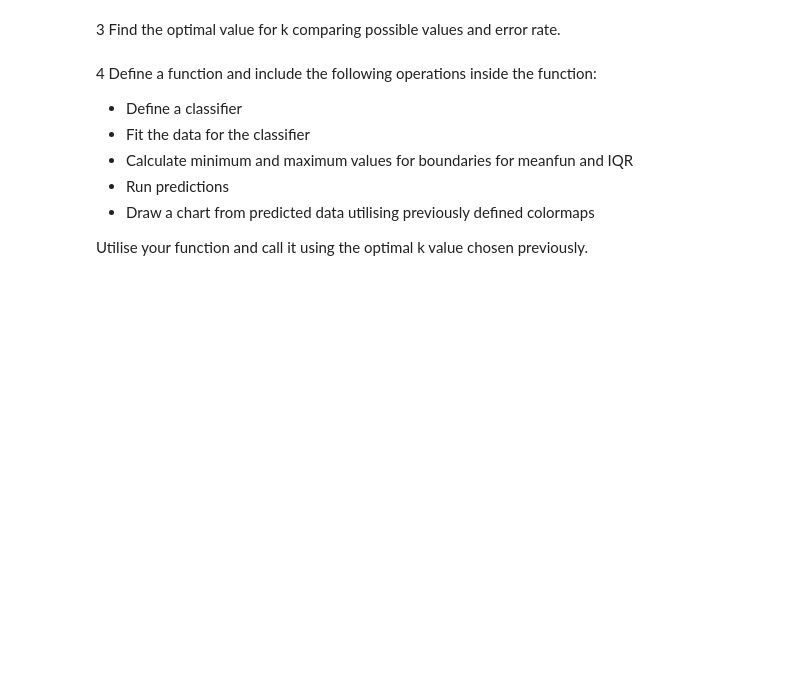
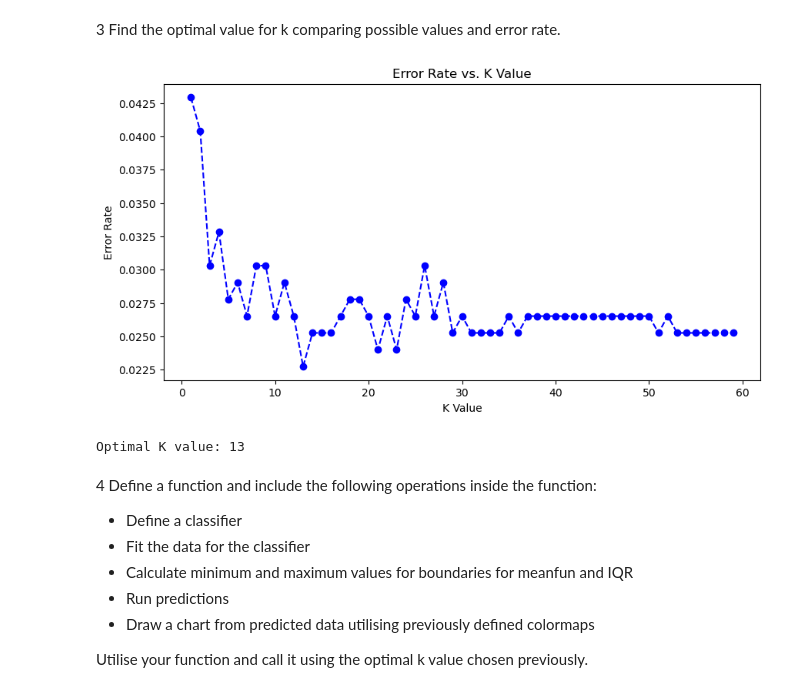
Before and after one commit to jaka-aurora/DAAI-Intro, a Jupyter notebook: Exercises/ex09-KNN.ipynb, the cells around one changed output. Cells and saved outputs as stored; diff of their text form; code cells hidden in the pictures; blank space fills up the shorter version.

```diff
--- a/Exercises/ex09-KNN.ipynb
+++ b/Exercises/ex09-KNN.ipynb
@@ -6,7 +6,26 @@
 - In this exercise you will use supervised machine learning method called K-nearest neighbors for the dataset
 # %% [markdown]
 1 Import all necessary libraries. Then load the dataset and save it to the dataframe.
+# %%
+import numpy as np
+import pandas as pd
+import matplotlib.pyplot as plt
+from matplotlib.colors import ListedColormap
+from sklearn import neighbors
+from sklearn.model_selection import train_test_split
+from sklearn.preprocessing import LabelEncoder
+
+data = pd.read_csv("data_files/voice.csv", delimiter=",")
 # %% [markdown]
 2 filter the data so that only the following columns will be selected: **meanfun** and **IQR**. Then split the dataset so that 75 % of the data will be used for training.
+# %%
+X = data[["meanfun","IQR"]]
+y = data["label"]
+h = .01
+
+le = LabelEncoder()
+y_encoded = le.fit_transform(y)
+
+x_train, x_test, y_train, y_test = train_test_split(X, y_encoded, test_size = 0.25, random_state = 42)
 # %% [markdown]
 3 Find the optimal value for k comparing possible values and error rate.
@@ -13,3 +36,23 @@
+# %%
+error_rate = []
+for i in range(1,60):
+    knn = neighbors.KNeighborsClassifier(n_neighbors = i)
+    knn.fit(x_train, y_train)
+    pred_i = knn.predict(x_test)
+    error_rate.append(np.mean(pred_i != y_test))
+
+plt.figure(figsize=(10, 5))
+plt.plot(range(1, 60), error_rate, marker='o', linestyle='dashed', color='b', markersize=6)
+plt.xlabel("K Value")
+plt.ylabel("Error Rate")
+plt.title("Error Rate vs. K Value")
+plt.show()
+
+optimal_k = np.argmin(error_rate) + 1
+print(f"Optimal K value: {optimal_k}")
+# %% [output]
+[figure, added]
+Optimal K value: 13
 # %% [markdown]
 4 Define a function and include the following operations inside the function:
    - Define a classifier
```
Also changed, not shown: parts of 2 cells of this notebook, 4 other files.
